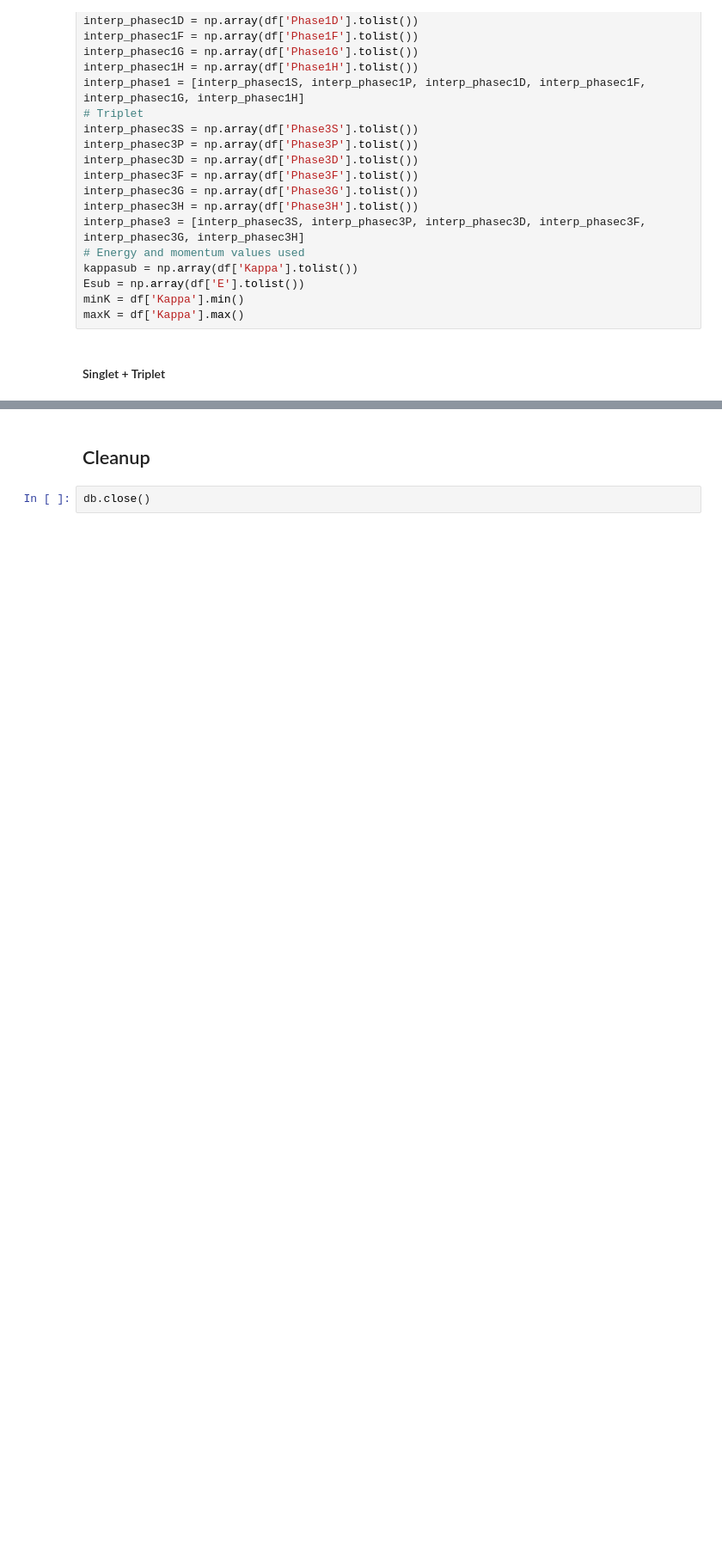
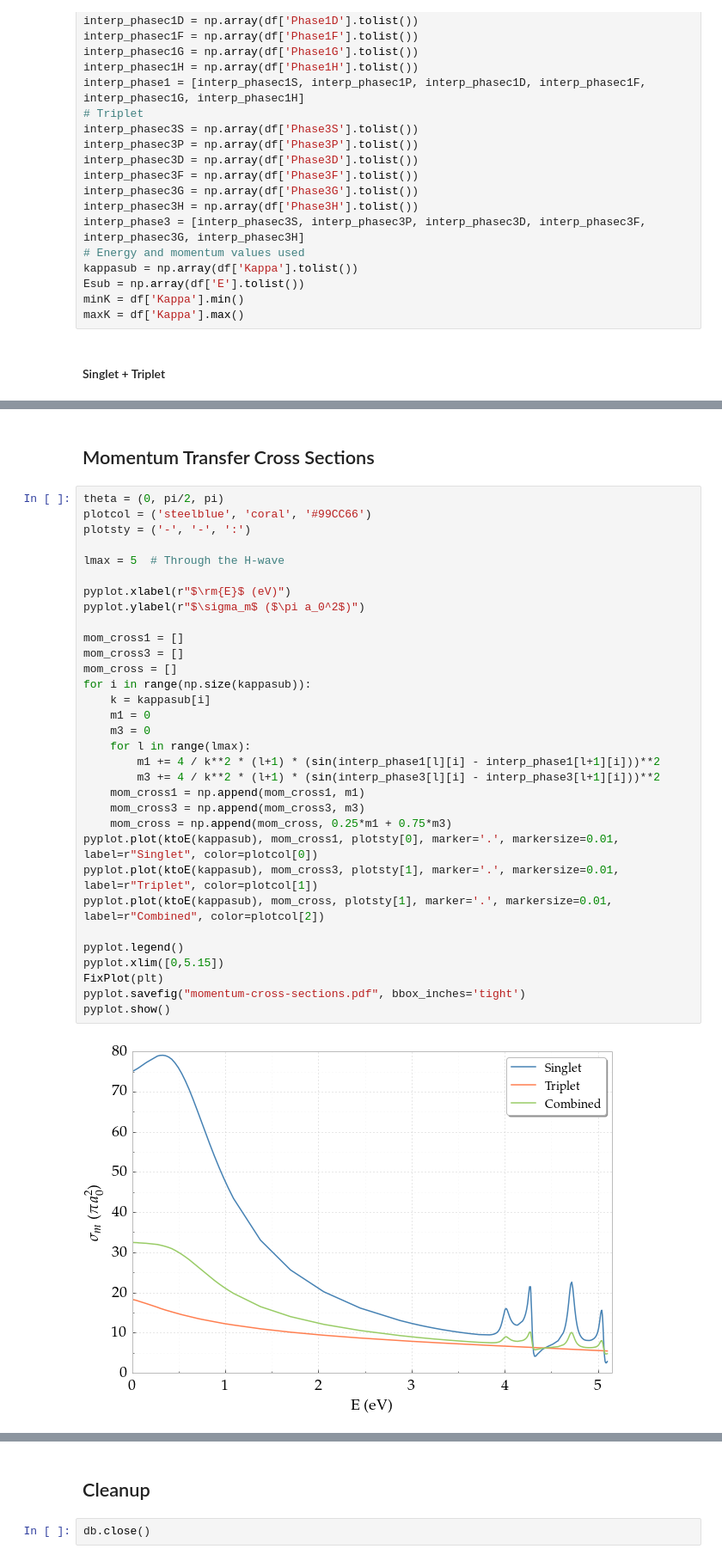
Before and after one commit to DentonW/Papers, a Jupyter notebook: PRA PsH/IPython/Paper Images.ipynb, the cells around one changed output, grey strips where cells are left out. Shown at 86% size. Drawn from its saved outputs; the diff is of its cells as text; blank space fills up the shorter version.

```diff
--- a/PRA PsH/IPython/Paper Images.ipynb
+++ b/PRA PsH/IPython/Paper Images.ipynb
@@ -648,0 +661,36 @@ pyplot.show()
+# %% [markdown]
+## Momentum Transfer Cross Sections
+# %%
+theta = (0, pi/2, pi)
+plotcol = ('steelblue', 'coral', '#99CC66')
+plotsty = ('-', '-', ':')
+
+lmax = 5  # Through the H-wave
+
+pyplot.xlabel(r"$\rm{E}$ (eV)")
+pyplot.ylabel(r"$\sigma_m$ ($\pi a_0^2$)")
+
+mom_cross1 = []
+mom_cross3 = []
+mom_cross = []
+for i in range(np.size(kappasub)):
+    k = kappasub[i]
+    m1 = 0
+    m3 = 0
+    for l in range(lmax):
+        m1 += 4 / k**2 * (l+1) * (sin(interp_phase1[l][i] - interp_phase1[l+1][i]))**2
+        m3 += 4 / k**2 * (l+1) * (sin(interp_phase3[l][i] - interp_phase3[l+1][i]))**2
+    mom_cross1 = np.append(mom_cross1, m1)
+    mom_cross3 = np.append(mom_cross3, m3)
+    mom_cross = np.append(mom_cross, 0.25*m1 + 0.75*m3)
+pyplot.plot(ktoE(kappasub), mom_cross1, plotsty[0], marker='.', markersize=0.01, label=r"Singlet", color=plotcol[0])
+pyplot.plot(ktoE(kappasub), mom_cross3, plotsty[1], marker='.', markersize=0.01, label=r"Triplet", color=plotcol[1])
+pyplot.plot(ktoE(kappasub), mom_cross, plotsty[1], marker='.', markersize=0.01, label=r"Combined", color=plotcol[2])
+
+pyplot.legend()
+pyplot.xlim([0,5.15])
+FixPlot(plt)
+pyplot.savefig("momentum-cross-sections.pdf", bbox_inches='tight')
+pyplot.show()
+# %% [output]
+[figure, added]
```
Also changed, not shown: parts of 15 cells of this notebook, 5 other files.
